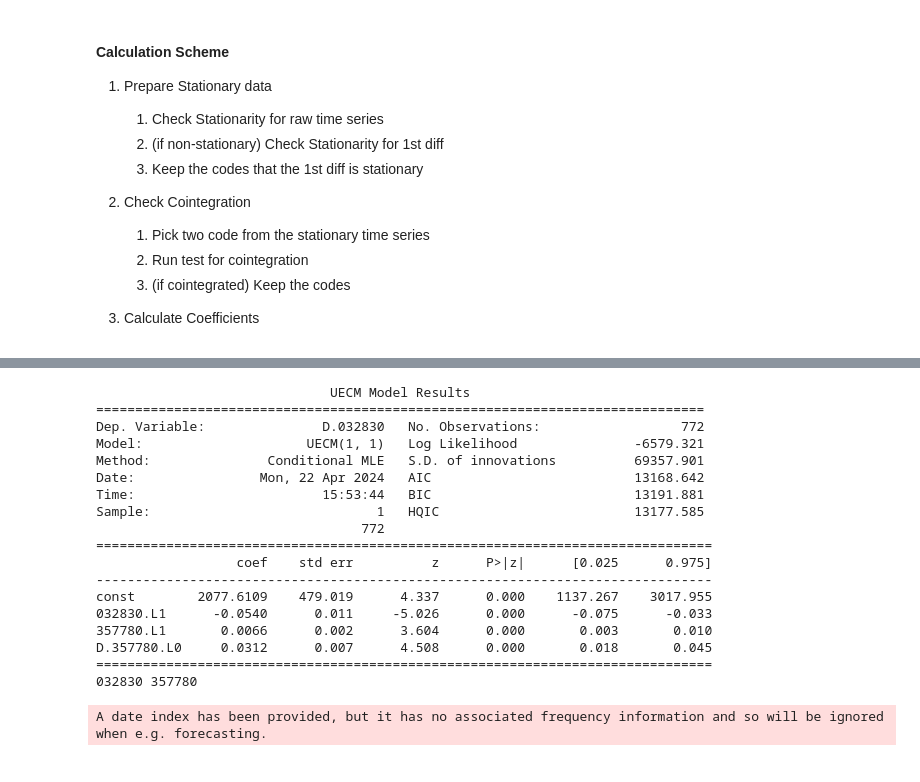
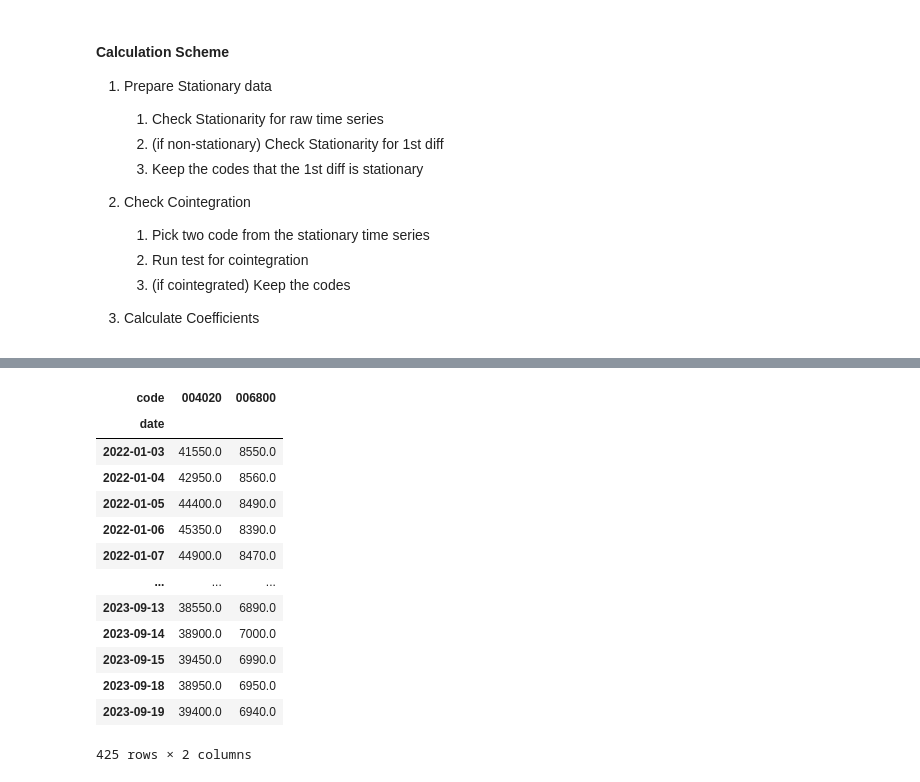
Before and after one commit to Seunghan-Kim/invest_model_excercise, a Jupyter notebook: Zone_Playground/njs_study/cointegration.ipynb, the cells around one changed output, grey strips where cells are left out. Drawn from its saved outputs; the diff is of its cells as text; code cells hidden in the pictures.

```diff
--- a/Zone_Playground/njs_study/cointegration.ipynb
+++ b/Zone_Playground/njs_study/cointegration.ipynb
@@ -197,37 +227,44 @@ df_combi_arry = df_close[combi_array]
+# %%
+# selected_combi = sorted_combi[30]
+# 004020-006800
+
+
+combi_array = [
+    '004020',
+    '006800'
+    ]
+
+df_combi_arry = df_close[combi_array].loc[lambda df : df.index > "2022-01-01"]
+df_combi = df_combi_arry.dropna()
 # %%
-df_combi = df_combi_arry.dropna()
+df_combi
+# %% [output]
+| code | 004020 | 006800 |
+| date |  |  |
+| 2022-01-03 | 41550.0 | 8550.0 |
+| 2022-01-04 | 42950.0 | 8560.0 |
+| 2022-01-05 | 44400.0 | 8490.0 |
+| 2022-01-06 | 45350.0 | 8390.0 |
+| 2022-01-07 | 44900.0 | 8470.0 |
+| ... | ... | ... |
+| 2023-09-13 | 38550.0 | 6890.0 |
+| 2023-09-14 | 38900.0 | 7000.0 |
+| 2023-09-15 | 39450.0 | 6990.0 |
+| 2023-09-18 | 38950.0 | 6950.0 |
+| 2023-09-19 | 39400.0 | 6940.0 |
+425 rows × 2 columns
 # %%
-ecm_model = UECM(
-    endog=df_combi[
-        [combi_array[0]]
-        ],
-    lags=1,
-    exog=df_combi[
-        [combi_array[1]]
-        ],
-    order=1,
-    trend="c",
-).fit()
+# ecm_model = UECM(
+#     endog=df_combi[
+#         [combi_array[0]]
+#         ],
+#     lags=1,
+#     exog=df_combi[
+#         [combi_array[1]]
+#         ],
+#     order=1,
+#     trend="c",
+# ).fit()
 
-print(ecm_model.summary())
-print(combi_array[0], combi_array[1])
+# print(ecm_model.summary())
+# print(combi_array[0], combi_array[1])
-# %% [output]
-                              UECM Model Results
-==============================================================================
-Dep. Variable:               D.032830   No. Observations:                  772
-Model:                     UECM(1, 1)   Log Likelihood               -6579.321
-Method:               Conditional MLE   S.D. of innovations          69357.901
-Date:                Mon, 22 Apr 2024   AIC                          13168.642
-Time:                        15:53:44   BIC                          13191.881
-Sample:                             1   HQIC                         13177.585
-                                  772
-===============================================================================
-                  coef    std err          z      P>|z|      [0.025      0.975]
--------------------------------------------------------------------------------
-const        2077.6109    479.019      4.337      0.000    1137.267    3017.955
-032830.L1      -0.0540      0.011     -5.026      0.000      -0.075      -0.033
-357780.L1       0.0066      0.002      3.604      0.000       0.003       0.010
-D.357780.L0     0.0312      0.007      4.508      0.000       0.018       0.045
-===============================================================================
-032830 357780
-A date index has been provided, but it has no associated frequency information and so will be ignored when e.g. forecasting.
```
Also changed, not shown: parts of 26 cells of this notebook.
